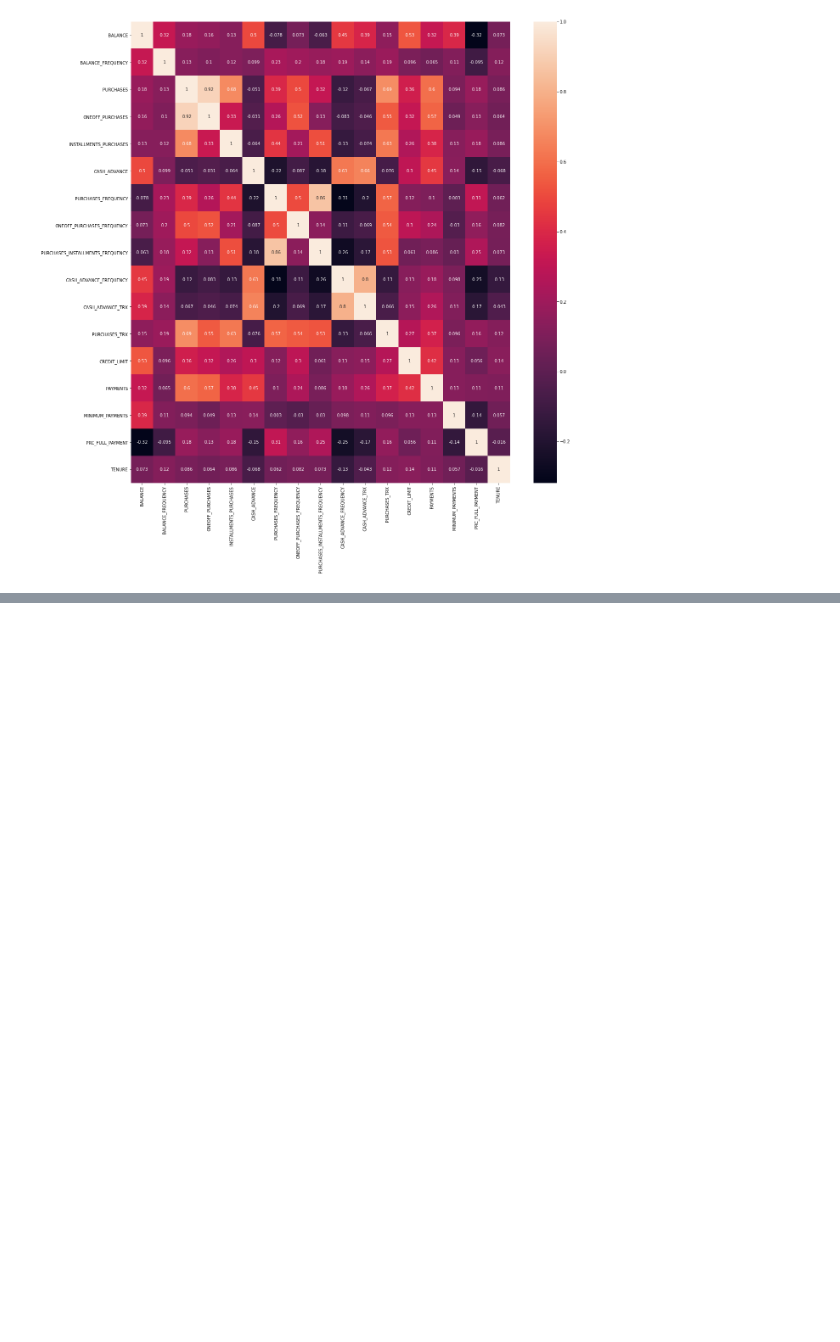
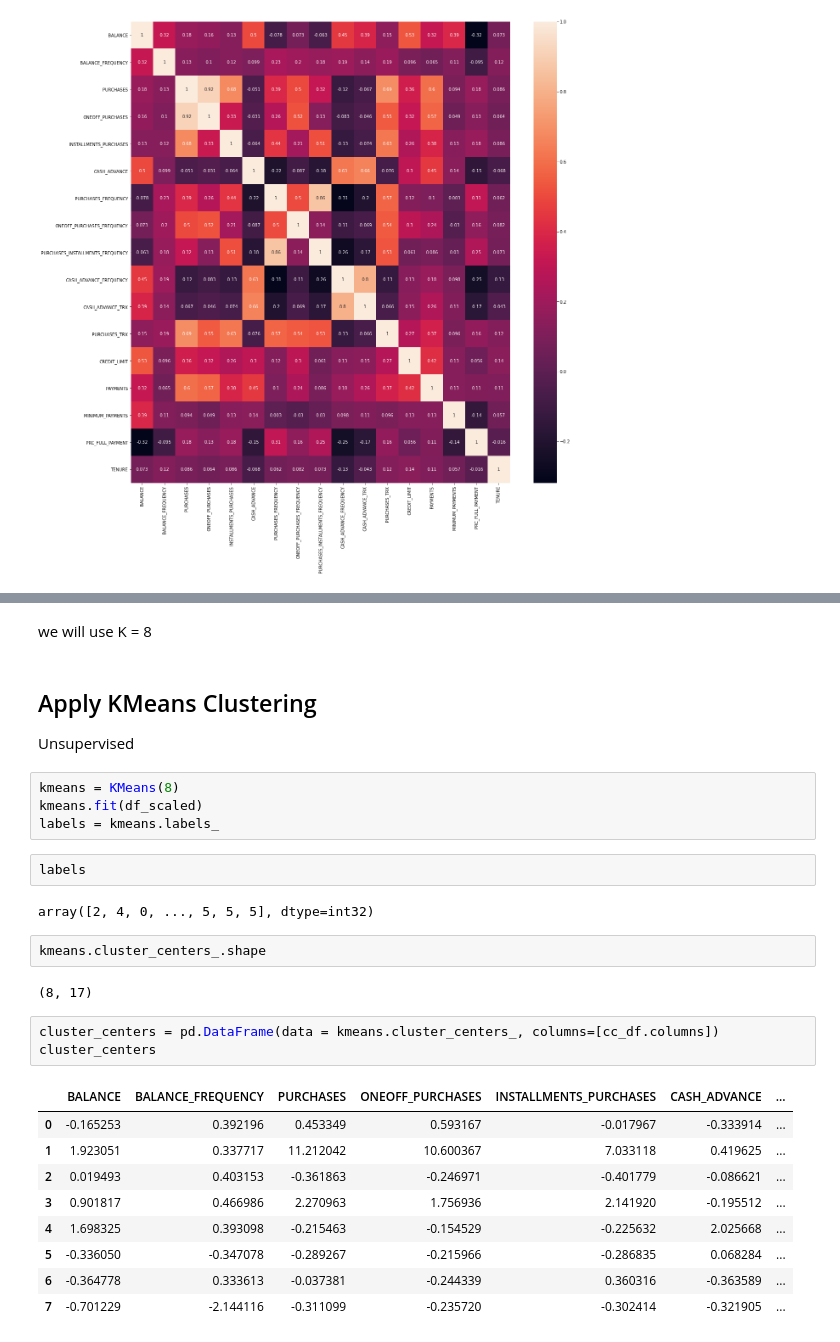
Before and after one commit to clozgil/Market-Segmentation-and-Consumer-Behavior, a Jupyter notebook: Market-Segmentation-and-Consumer-Behavior.ipynb, the cells around one changed output, grey strips where cells are left out. Cells and saved outputs as stored; diff of their text form; blank space fills up the shorter version.

```diff
--- a/Market-Segmentation-and-Consumer-Behavior.ipynb
+++ b/Market-Segmentation-and-Consumer-Behavior.ipynb
@@ -197,0 +240,31 @@ sns.heatmap(cc_df.corr(), annot=True)
+# %% [markdown]
+we will use K = 8
+# %% [markdown]
+## Apply KMeans Clustering
+
+Unsupervised
+# %%
+kmeans = KMeans(8)
+kmeans.fit(df_scaled)
+labels = kmeans.labels_
+# %%
+labels
+# %% [output]
+array([2, 4, 0, ..., 5, 5, 5], dtype=int32)
+# %%
+kmeans.cluster_centers_.shape
+# %% [output]
+(8, 17)
+# %%
+cluster_centers = pd.DataFrame(data = kmeans.cluster_centers_, columns=[cc_df.columns])
+cluster_centers
+# %% [output]
+|  | BALANCE | BALANCE_FREQUENCY | PURCHASES | ONEOFF_PURCHASES | INSTALLMENTS_PURCHASES | CASH_ADVANCE | ... |
+| 0 | -0.165253 | 0.392196 | 0.453349 | 0.593167 | -0.017967 | -0.333914 | ... |
+| 1 | 1.923051 | 0.337717 | 11.212042 | 10.600367 | 7.033118 | 0.419625 | ... |
+| 2 | 0.019493 | 0.403153 | -0.361863 | -0.246971 | -0.401779 | -0.086621 | ... |
+| 3 | 0.901817 | 0.466986 | 2.270963 | 1.756936 | 2.141920 | -0.195512 | ... |
+| 4 | 1.698325 | 0.393098 | -0.215463 | -0.154529 | -0.225632 | 2.025668 | ... |
+| 5 | -0.336050 | -0.347078 | -0.289267 | -0.215966 | -0.286835 | 0.068284 | ... |
+| 6 | -0.364778 | 0.333613 | -0.037381 | -0.244339 | 0.360316 | -0.363589 | ... |
+| 7 | -0.701229 | -2.144116 | -0.311099 | -0.235720 | -0.302414 | -0.321905 | ... |
```
Also changed, not shown: parts of 15 cells of this notebook.
